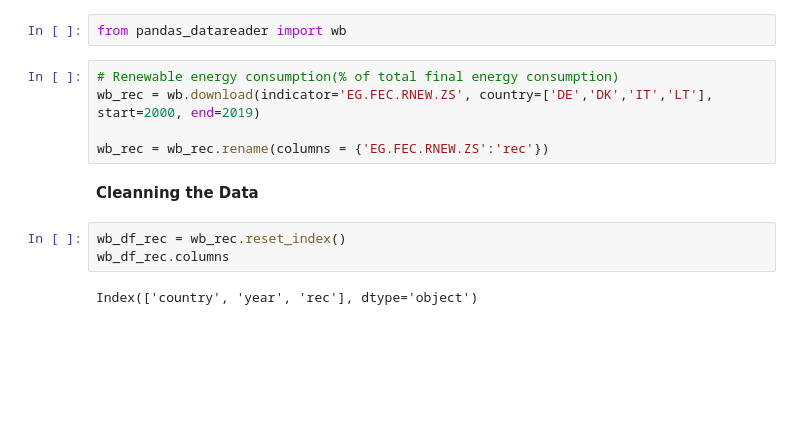
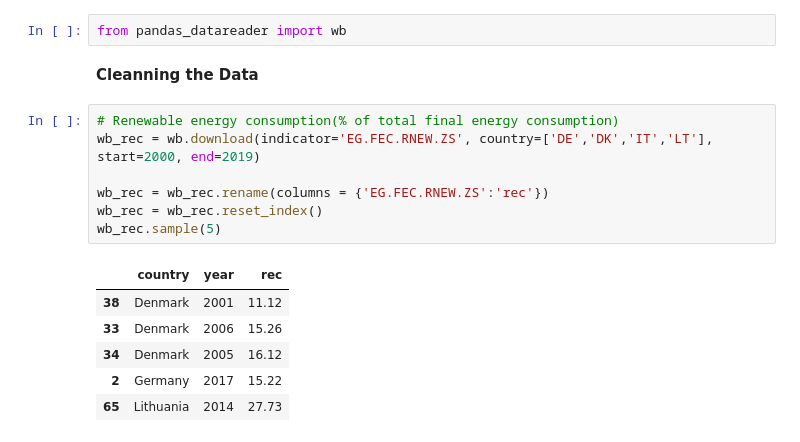
Before and after one commit to NumEconCopenhagen/projects-2023-team-copenhagen, a Jupyter notebook: dataproject/Cesar.ipynb, the cells around one changed output. Drawn from its saved outputs; the diff is of its cells as text; blank space fills up the shorter version.

```diff
--- a/dataproject/Cesar.ipynb
+++ b/dataproject/Cesar.ipynb
@@ -17,15 +17,19 @@ plt.rcParams.update({'font.size': 14})
 Apply the method we saw in the video to **import data** from the **WB**
 # %%
 from pandas_datareader import wb
-# %%
-# Renewable energy consumption(% of total final energy consumption)
-wb_rec = wb.download(indicator='EG.FEC.RNEW.ZS', country=['DE','DK','IT','LT'], start=2000, end=2019)
-
-wb_rec = wb_rec.rename(columns = {'EG.FEC.RNEW.ZS':'rec'})
 # %% [markdown]
 **Cleanning the Data**
-# %%
-wb_df_rec = wb_rec.reset_index()
-wb_df_rec.columns
-# %% [output]
-Index(['country', 'year', 'rec'], dtype='object')
+# %%
+# Renewable energy consumption(% of total final energy consumption)
+wb_rec = wb.download(indicator='EG.FEC.RNEW.ZS', country=['DE','DK','IT','LT'], start=2000, end=2019)
+
+wb_rec = wb_rec.rename(columns = {'EG.FEC.RNEW.ZS':'rec'})
+wb_rec = wb_rec.reset_index()
+wb_rec.sample(5)
+# %% [output]
+|  | country | year | rec |
+| 38 | Denmark | 2001 | 11.12 |
+| 33 | Denmark | 2006 | 15.26 |
+| 34 | Denmark | 2005 | 16.12 |
+| 2 | Germany | 2017 | 15.22 |
+| 65 | Lithuania | 2014 | 27.73 |
```
Also changed, not shown: parts of 20 cells of this notebook.
